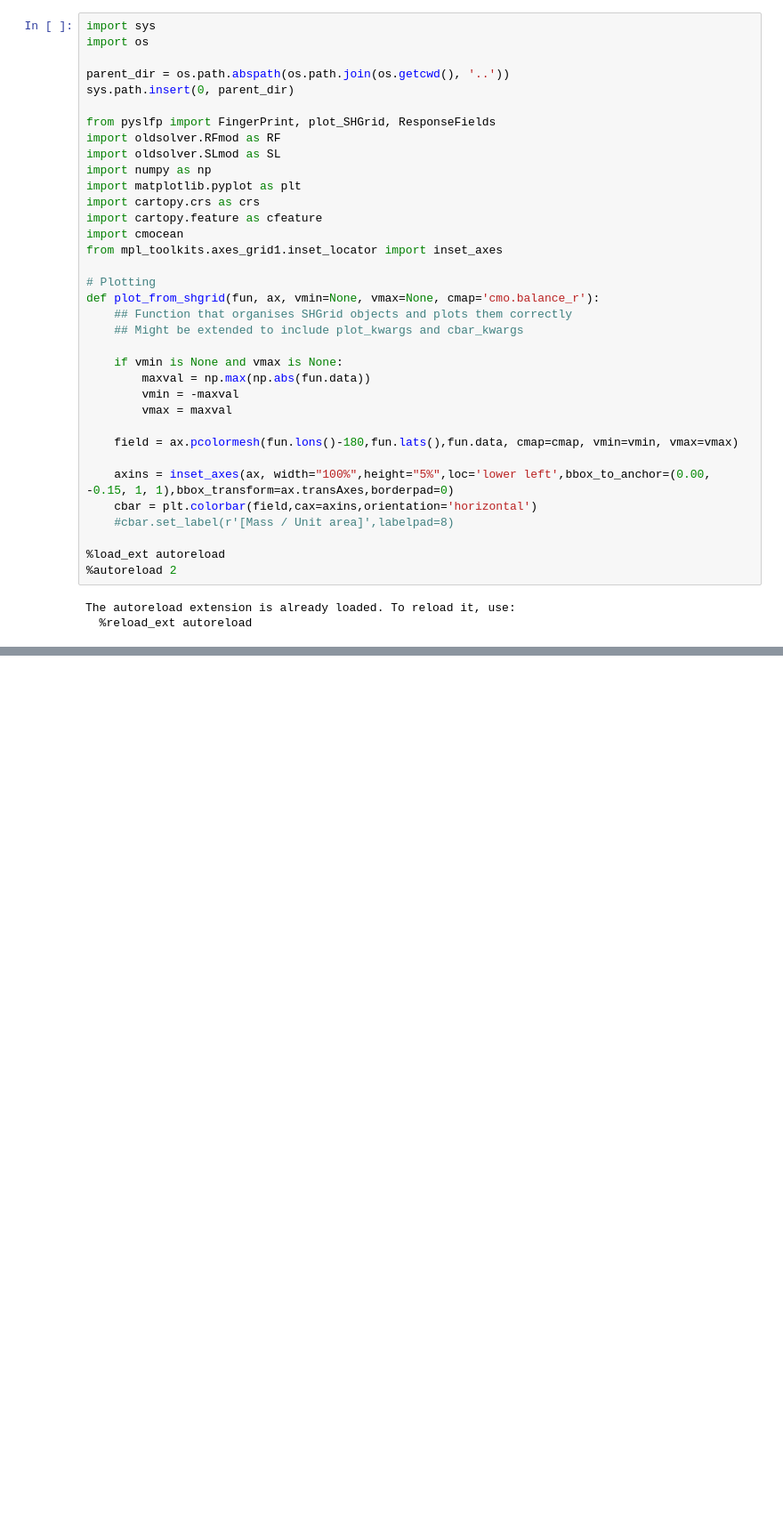
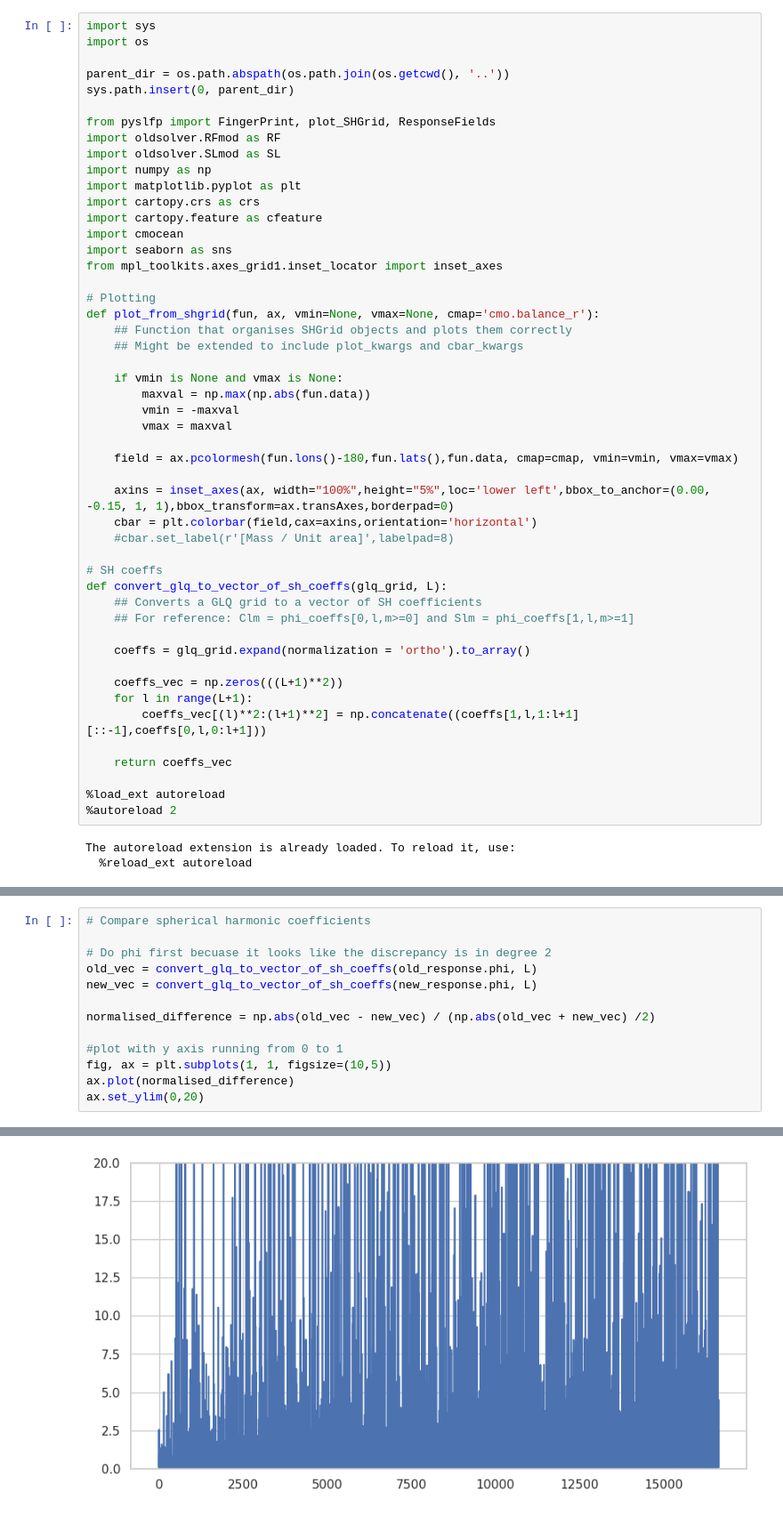
Before and after one commit to da380/pyslfp, a Jupyter notebook: examples/benchmarks.ipynb, the cells around one changed output, grey strips where cells are left out. Shown at 89% size. Saved outputs shown, nothing was run; the diff lists cells and outputs as text; blank space fills up the shorter version.

```diff
--- a/examples/benchmarks.ipynb
+++ b/examples/benchmarks.ipynb
@@ -13,6 +13,7 @@ import matplotlib.pyplot as plt
 import cartopy.crs as crs
 import cartopy.feature as cfeature
 import cmocean
+import seaborn as sns
 from mpl_toolkits.axes_grid1.inset_locator import inset_axes
 
 # Plotting
@@ -31,6 +32,19 @@ def plot_from_shgrid(fun, ax, vmin=None, vmax=None, cmap='cmo.balance_r'):
     cbar = plt.colorbar(field,cax=axins,orientation='horizontal')
     #cbar.set_label(r'[Mass / Unit area]',labelpad=8)
 
+# SH coeffs
+def convert_glq_to_vector_of_sh_coeffs(glq_grid, L):
+    ## Converts a GLQ grid to a vector of SH coefficients
+    ## For reference: Clm = phi_coeffs[0,l,m>=0] and Slm = phi_coeffs[1,l,m>=1]
+
+    coeffs = glq_grid.expand(normalization = 'ortho').to_array()
+
+    coeffs_vec = np.zeros(((L+1)**2))
+    for l in range(L+1):
+        coeffs_vec[(l)**2:(l+1)**2] = np.concatenate((coeffs[1,l,1:l+1][::-1],coeffs[0,l,0:l+1]))
+
+    return coeffs_vec
+
 %load_ext autoreload
 %autoreload 2
 # %% [output]
@@ -97,0 +112,14 @@ plot_from_shgrid(old_response.phi - new_response.phi, ax[2,2])
+# %%
+# Compare spherical harmonic coefficients
+
+# Do phi first becuase it looks like the discrepancy is in degree 2
+old_vec = convert_glq_to_vector_of_sh_coeffs(old_response.phi, L)
+new_vec = convert_glq_to_vector_of_sh_coeffs(new_response.phi, L)
+
+normalised_difference = np.abs(old_vec - new_vec) / (np.abs(old_vec + new_vec) /2)
+
+#plot with y axis running from 0 to 1
+fig, ax = plt.subplots(1, 1, figsize=(10,5))
+ax.plot(normalised_difference)
+ax.set_ylim(0,20)
+# %% [output]
@@ -97,0 +127 @@ plot_from_shgrid(old_response.phi - new_response.phi, ax[2,2])
+[figure, added]
```
Also changed, not shown: parts of 6 cells of this notebook.
